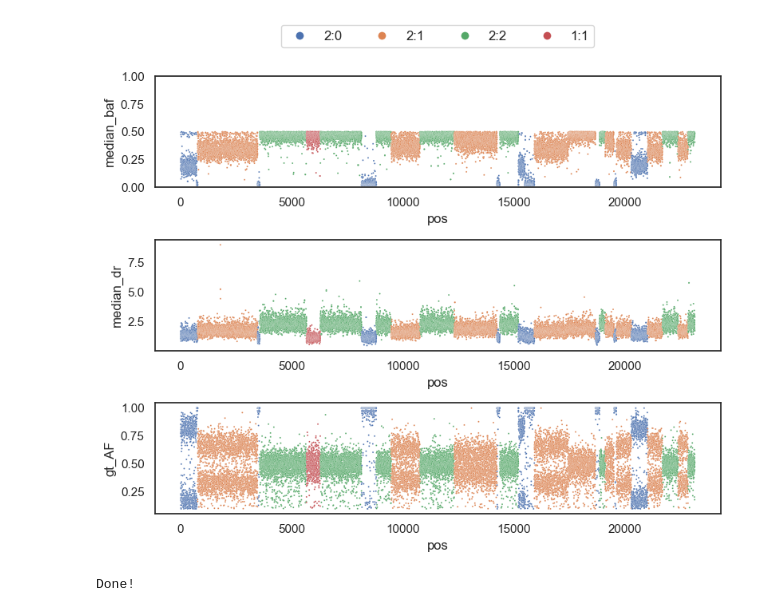
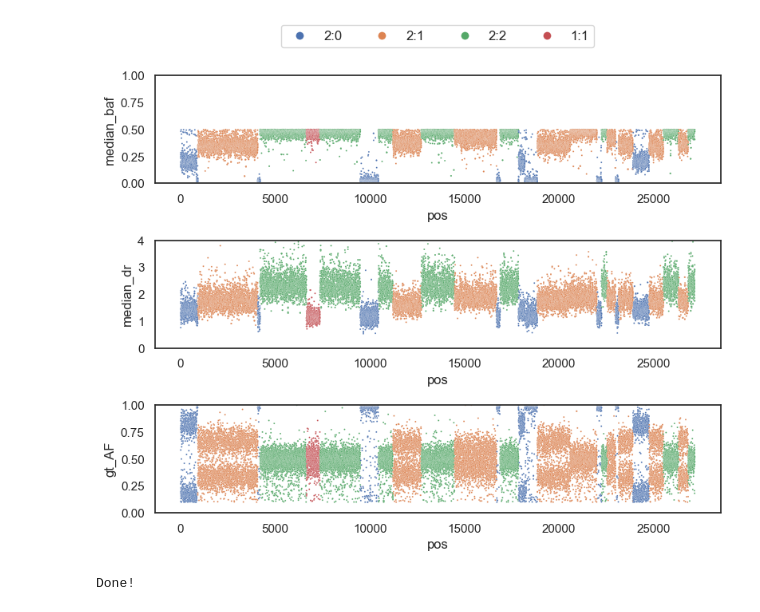
Before and after one commit to valerianilucrezia/locate, a Jupyter notebook: real_data.ipynb, the cells around one changed output. Saved outputs shown, nothing was run; the diff lists cells and outputs as text; code cells hidden in the pictures.

Commit message:
minor on real data

```diff
--- a/real_data.ipynb
+++ b/real_data.ipynb
@@ -12,29 +12,32 @@ import numpy as np
 import seaborn as sns
 import matplotlib.pyplot as plt
 # %%
-data = pd.read_csv("/Users/lucreziavaleriani/Desktop/orfeo_LTS/CNA/segmentation/res_nanopore/data/smooth_data_meth.tsv",
+data = pd.read_csv("/Users/lucreziavaleriani/Desktop/smooth_data_new_meth.tsv",
                    sep = '\t')
-data  = data[data['CN'].isin(['1:1', '2:1', '2:2', '2:0', '1:0'])]
+data  = data[data['CN'].isin(['1:1', '2:1', '2:2', '2:0', '1:0'])] #['1:1', '2:1', '2:2', '2:0', '1:0']
 data['median_baf'] = data['median_baf'].apply(lambda x: 1 - x if x > 0.5 else x)
 data['pos'] = range(1, len(data) + 1)
 # %%
 sns.set_theme(style="white", font_scale=1)
 fig, axes = plt.subplots(3, 1, figsize=(8, 7))
 
 baf = sns.scatterplot(data=data, x="pos", y="median_baf", s=2, ax=axes[0], hue="CN")
 dr = sns.scatterplot(data=data, x="pos", y="median_dr", s=2, ax=axes[1], hue="CN", legend=False)
 vaf = sns.scatterplot(data=data, x="pos", y="gt_AF", s=2, ax=axes[2], hue="CN", legend=False)
 
 axes[0].set_ylim(0,1)
+axes[1].set_ylim(0,4)
+axes[2].set_ylim(0,1)
+
 sns.move_legend(
     baf,
     "lower center",
     bbox_to_anchor=(.5, 1.2), ncol=4, title=None, frameon=True,
     prop={'size': 12},
     markerscale=5
 )
 
 fig.tight_layout()
 # %% [output]
-[figure, old version]
+[figure, new version]
 # %%
```
Also changed, not shown: parts of 7 cells of this notebook, 2 other files.
